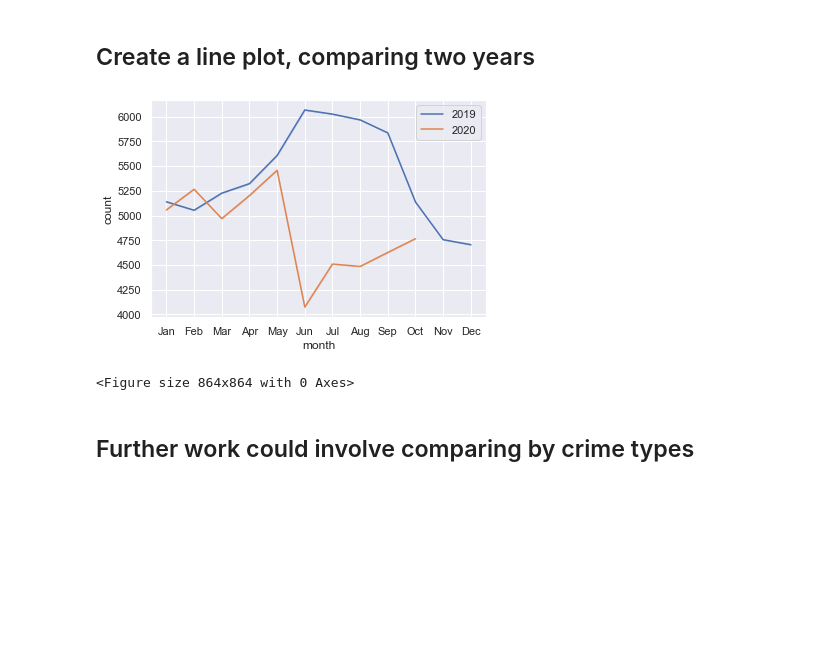
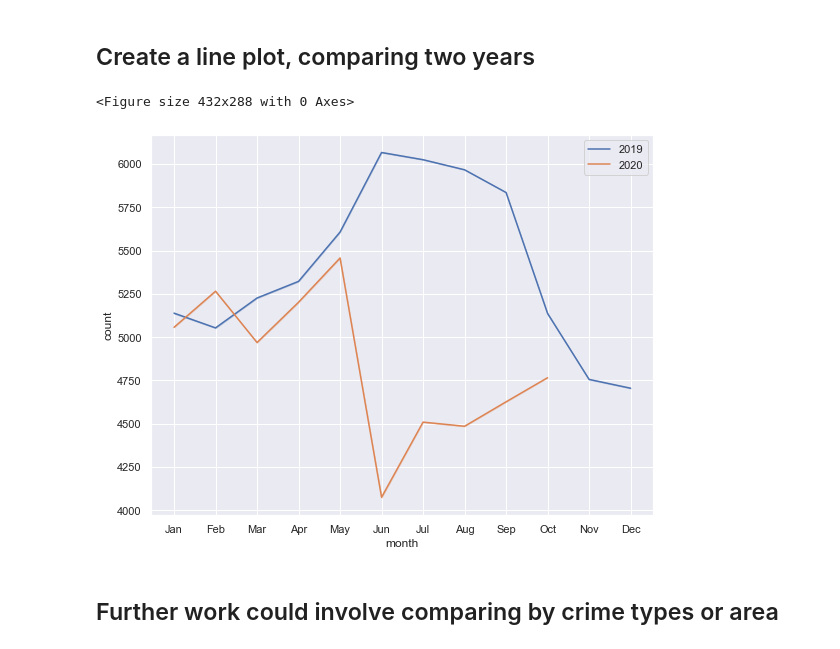
Before and after one commit to pattyjula/cfs-plots, a Jupyter notebook: code/cfs_analysis.ipynb, the cells around one changed output. Drawn from its saved outputs; the diff is of its cells as text; code cells hidden in the pictures; blank space fills up the shorter version.

```diff
--- a/code/cfs_analysis.ipynb
+++ b/code/cfs_analysis.ipynb
@@ -74,15 +75,16 @@ df19_.head()
 # %%
 # Some boilerplate to initialize things
 sns.set()
 plt.figure()
 
+figure(num=None, figsize=(9,7))
 #Define plots
-d2019 = sns.lineplot(data=df19_, x="month", y="count", label = "2019")
-d2020  = sns.lineplot(data=df20_, x="month", y="count", label = "2020")
-plt.figure(figsize=(12,12))
+d2019 = sns.lineplot(data=df19_, x="month", y="count", label = "2019",)
+d2020  = sns.lineplot(data=df20_, x="month", y="count", label = "2020",)
+
 plt.show()
 # %% [output]
+<Figure size 432x288 with 0 Axes>
-[figure, old version]
+[figure, new version]
-<Figure size 864x864 with 0 Axes>
 # %% [markdown]
-## Further work could involve comparing by crime types
+## Further work could involve comparing by crime types or area
```
Also changed, not shown: parts of 1 cell of this notebook.
